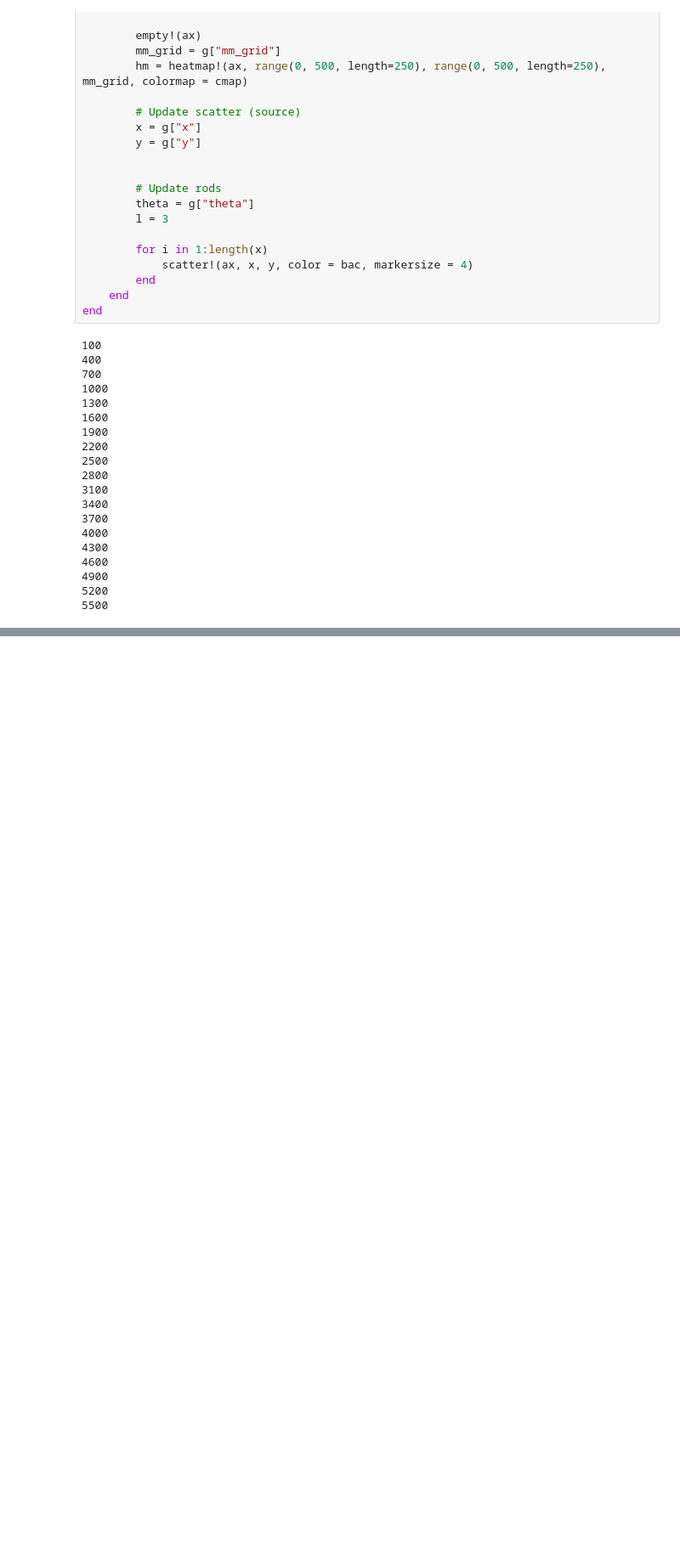
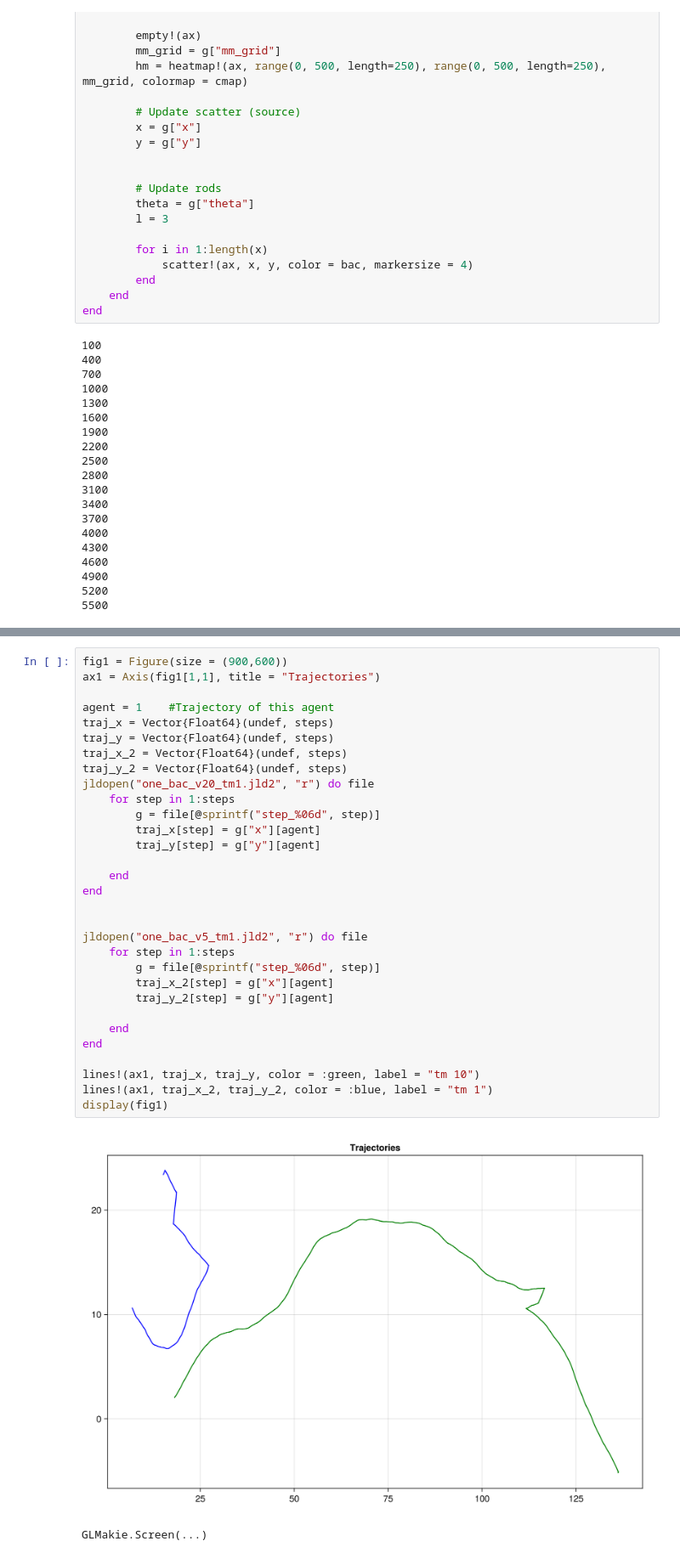
Before and after one commit to jmarib/CellBasedModels.jl, a Jupyter notebook: examples/videos.ipynb, the cells around one changed output, grey strips where cells are left out. Shown at 85% size. Saved outputs shown, nothing was run; the diff lists cells and outputs as text; blank space fills up the shorter version.

```diff
--- a/examples/videos.ipynb
+++ b/examples/videos.ipynb
@@ -109,0 +469,34 @@ end
+# %%
+fig1 = Figure(size = (900,600))
+ax1 = Axis(fig1[1,1], title = "Trajectories")
+
+agent = 1    #Trajectory of this agent
+traj_x = Vector{Float64}(undef, steps)
+traj_y = Vector{Float64}(undef, steps)
+traj_x_2 = Vector{Float64}(undef, steps)
+traj_y_2 = Vector{Float64}(undef, steps)
+jldopen("one_bac_v20_tm1.jld2", "r") do file
+    for step in 1:steps
+        g = file[@sprintf("step_%06d", step)]
+        traj_x[step] = g["x"][agent]
+        traj_y[step] = g["y"][agent]
+
+    end
+end
+
+
+jldopen("one_bac_v5_tm1.jld2", "r") do file
+    for step in 1:steps
+        g = file[@sprintf("step_%06d", step)]
+        traj_x_2[step] = g["x"][agent]
+        traj_y_2[step] = g["y"][agent]
+
+    end
+end
+
+lines!(ax1, traj_x, traj_y, color = :green, label = "tm 10")
+lines!(ax1, traj_x_2, traj_y_2, color = :blue, label = "tm 1")
+display(fig1)
+# %% [output]
+[figure, added]
+GLMakie.Screen(...)
```
Also changed, not shown: parts of 5 cells of this notebook, 2 other files.
